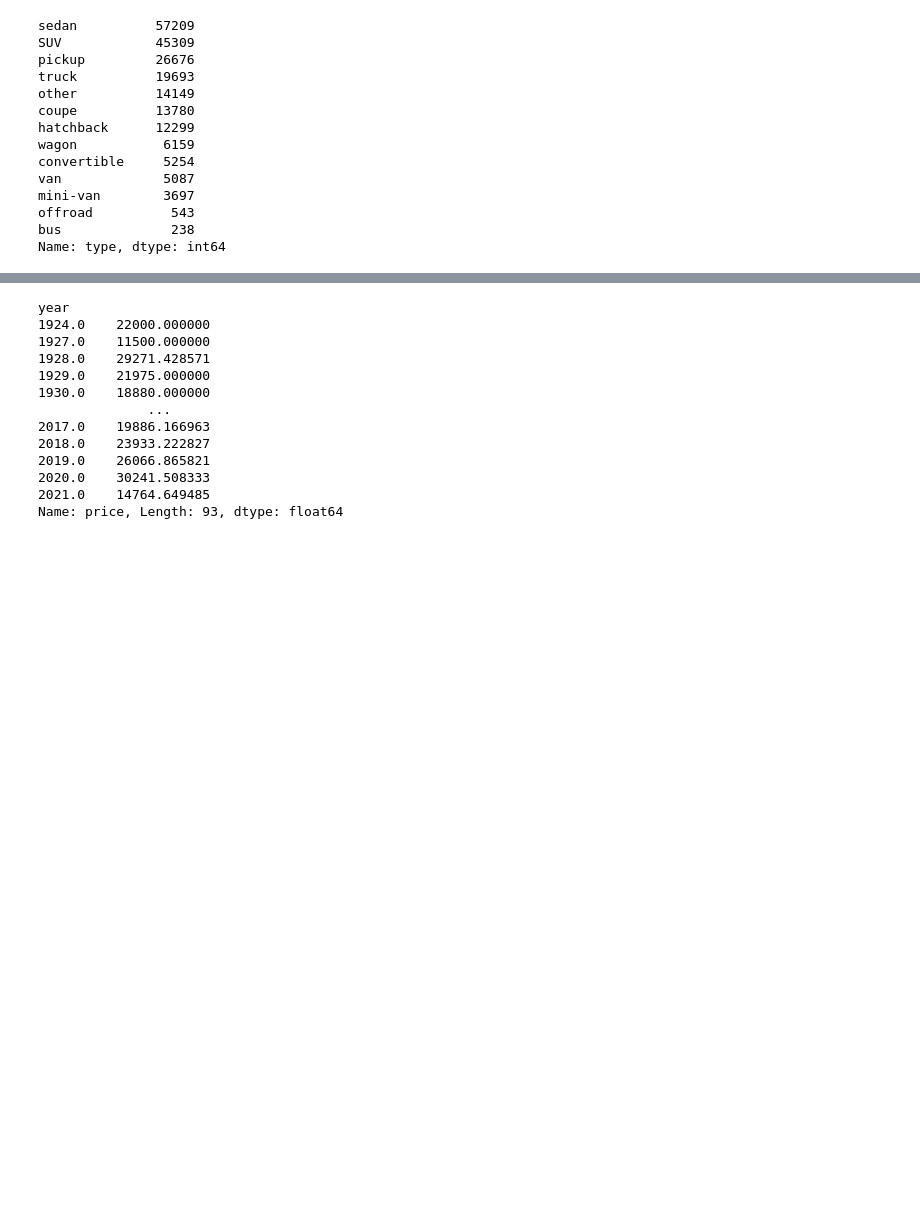
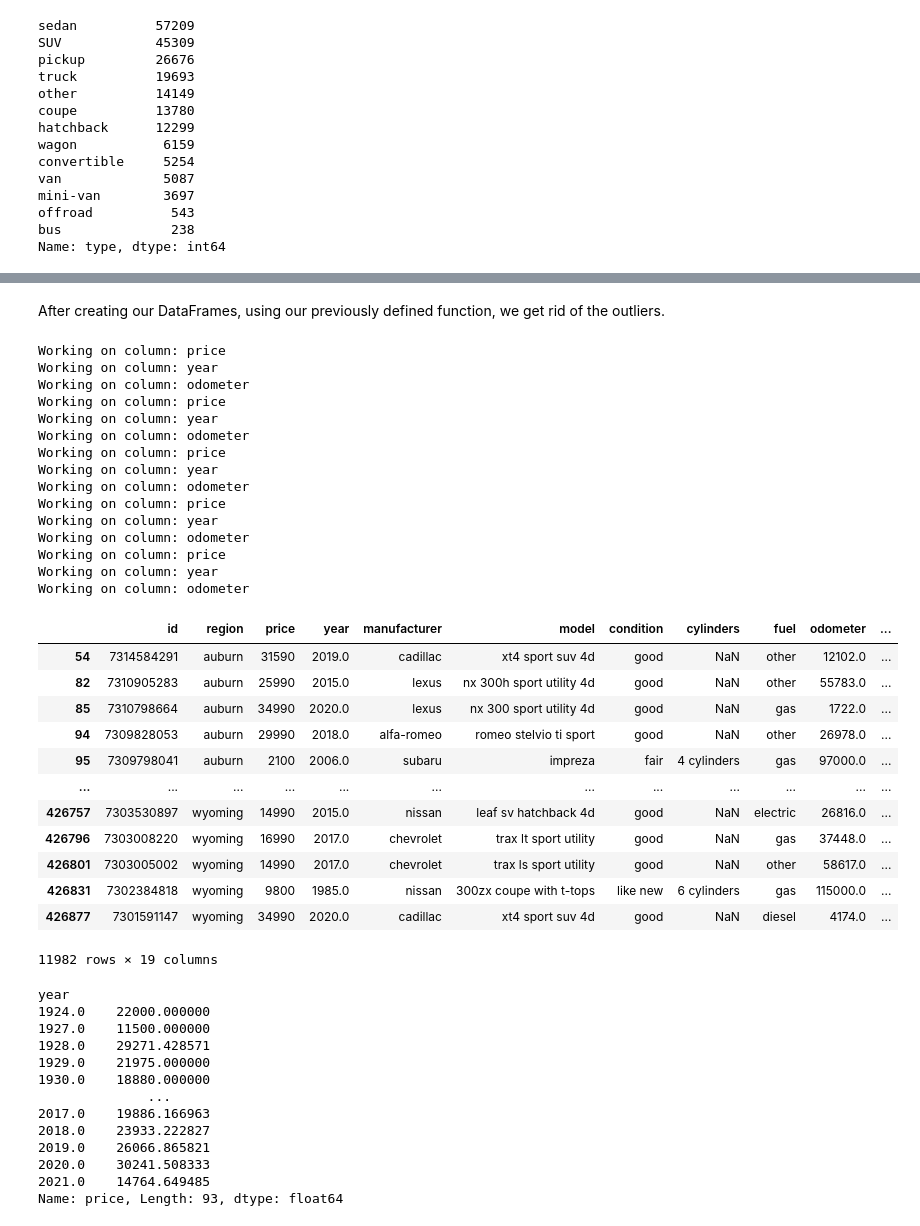
Before and after one commit to carloshgalvan95/Craigslist_Used_Cars_Analysis, a Jupyter notebook: used_cars.ipynb, the cells around one changed output, grey strips where cells are left out. Drawn from its saved outputs; the diff is of its cells as text; code cells hidden in the pictures; blank space fills up the shorter version.

```diff
--- a/used_cars.ipynb
+++ b/used_cars.ipynb
@@ -407,6 +412,43 @@ SUV_df = used_cars_df_nonull[used_cars_df_nonull['type'] == 'SUV']
 pickup_df = used_cars_df_nonull[used_cars_df_nonull['type'] == 'pickup']
 coupe_df = used_cars_df_nonull[used_cars_df_nonull['type'] == 'coupe']
 hb_df = used_cars_df_nonull[used_cars_df_nonull['type'] == 'hatchback']
+# %% [markdown]
+After creating our DataFrames, using our previously defined function, we get rid of the outliers.
+# %%
+remove_outliers(sedan_df, columns, 2)
+remove_outliers(SUV_df, columns, 2)
+remove_outliers(pickup_df, columns, 2)
+remove_outliers(coupe_df, columns, 2)
+remove_outliers(hb_df, columns, 2)
+# %% [output]
+Working on column: price
+Working on column: year
+Working on column: odometer
+Working on column: price
+Working on column: year
+Working on column: odometer
+Working on column: price
+Working on column: year
+Working on column: odometer
+Working on column: price
+Working on column: year
+Working on column: odometer
+Working on column: price
+Working on column: year
+Working on column: odometer
+|  | id | region | price | year | manufacturer | model | condition | cylinders | fuel | odometer | ... |
+| 54 | 7314584291 | auburn | 31590 | 2019.0 | cadillac | xt4 sport suv 4d | good | NaN | other | 12102.0 | ... |
+| 82 | 7310905283 | auburn | 25990 | 2015.0 | lexus | nx 300h sport utility 4d | good | NaN | other | 55783.0 | ... |
+| 85 | 7310798664 | auburn | 34990 | 2020.0 | lexus | nx 300 sport utility 4d | good | NaN | gas | 1722.0 | ... |
+| 94 | 7309828053 | auburn | 29990 | 2018.0 | alfa-romeo | romeo stelvio ti sport | good | NaN | other | 26978.0 | ... |
+| 95 | 7309798041 | auburn | 2100 | 2006.0 | subaru | impreza | fair | 4 cylinders | gas | 97000.0 | ... |
+| ... | ... | ... | ... | ... | ... | ... | ... | ... | ... | ... | ... |
+| 426757 | 7303530897 | wyoming | 14990 | 2015.0 | nissan | leaf sv hatchback 4d | good | NaN | electric | 26816.0 | ... |
+| 426796 | 7303008220 | wyoming | 16990 | 2017.0 | chevrolet | trax lt sport utility | good | NaN | gas | 37448.0 | ... |
+| 426801 | 7303005002 | wyoming | 14990 | 2017.0 | chevrolet | trax ls sport utility | good | NaN | other | 58617.0 | ... |
+| 426831 | 7302384818 | wyoming | 9800 | 1985.0 | nissan | 300zx coupe with t-tops | like new | 6 cylinders | gas | 115000.0 | ... |
+| 426877 | 7301591147 | wyoming | 34990 | 2020.0 | cadillac | xt4 sport suv 4d | good | NaN | diesel | 4174.0 | ... |
+11982 rows × 19 columns
 # %%
 sedan_avg_price = sedan_df.groupby(['year']).mean()['price']
 # %%
```
Also changed, not shown: parts of 12 cells of this notebook.
